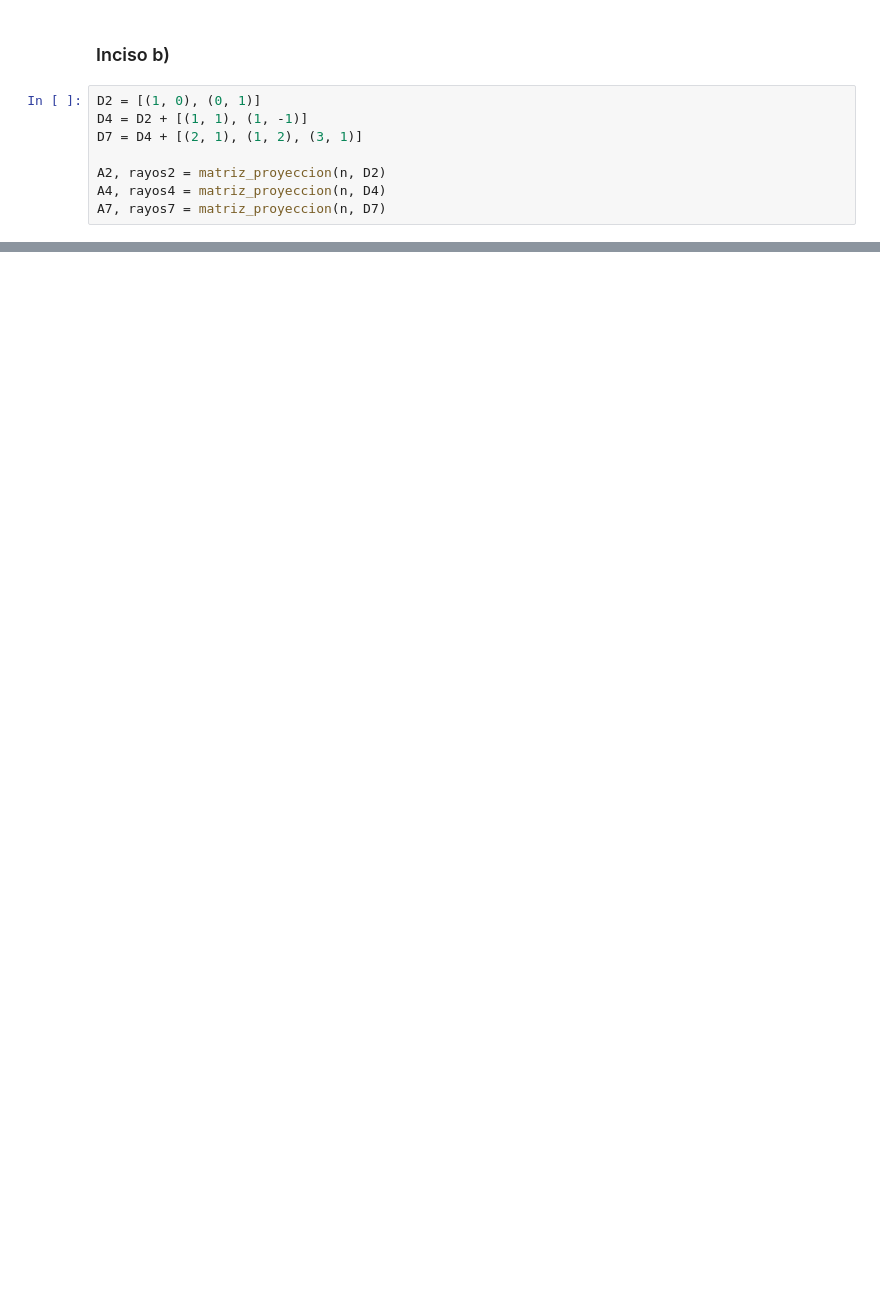
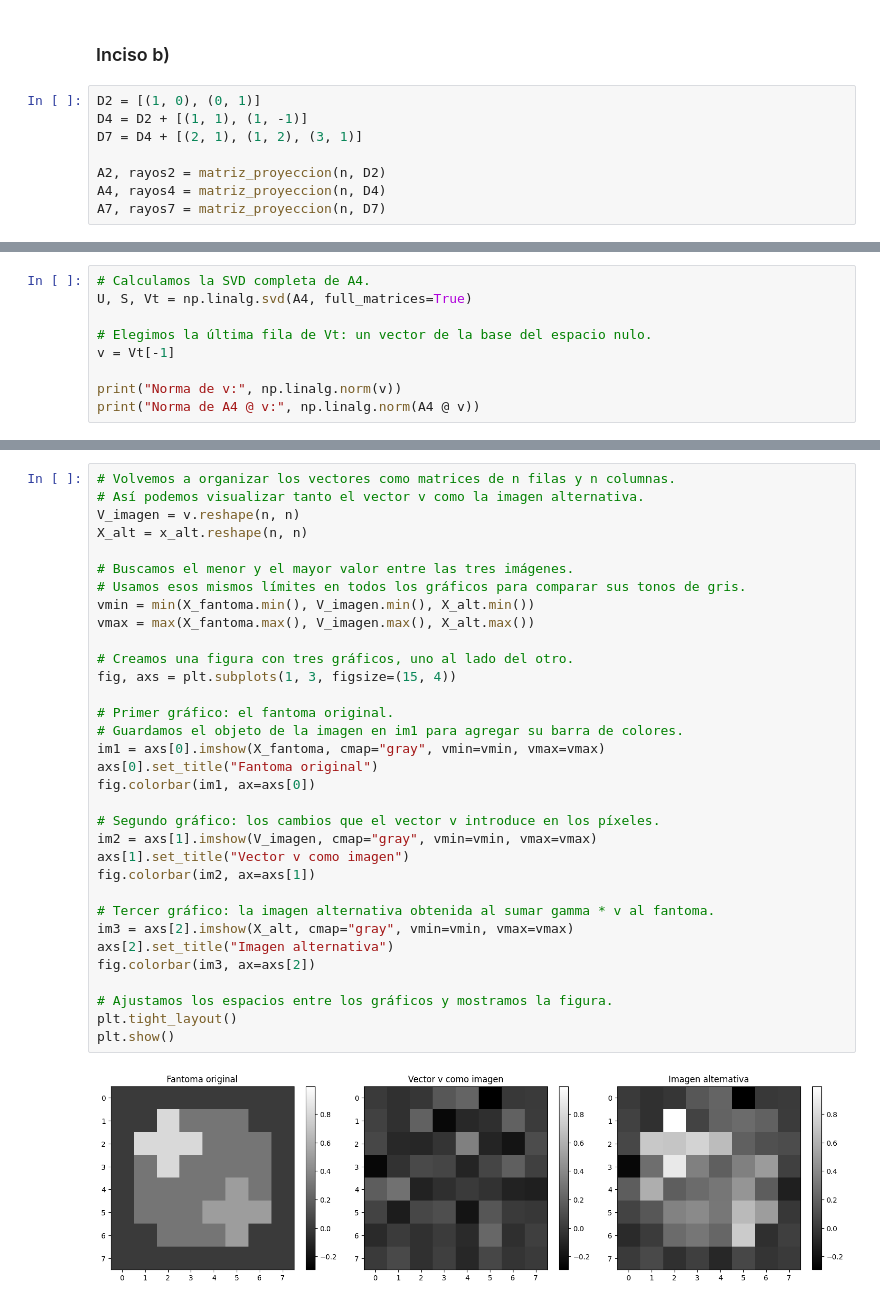
Before and after one commit to fededelcuadro/proyecto-tomografia-metodos, a Jupyter notebook: ejercicio_4.ipynb, the cells around one changed output, grey strips where cells are left out. Drawn from its saved outputs; the diff is of its cells as text; blank space fills up the shorter version.

```diff
--- a/ejercicio_4.ipynb
+++ b/ejercicio_4.ipynb
@@ -146,0 +153,9 @@ adicionales, no para imponer un modelo físico de atenuaciones no negativas.
+# %%
+# Calculamos la SVD completa de A4.
+U, S, Vt = np.linalg.svd(A4, full_matrices=True)
+
+# Elegimos la última fila de Vt: un vector de la base del espacio nulo.
+v = Vt[-1]
+
+print("Norma de v:", np.linalg.norm(v))
+print("Norma de A4 @ v:", np.linalg.norm(A4 @ v))
@@ -146,0 +195,35 @@ adicionales, no para imponer un modelo físico de atenuaciones no negativas.
+# %%
+# Volvemos a organizar los vectores como matrices de n filas y n columnas.
+# Así podemos visualizar tanto el vector v como la imagen alternativa.
+V_imagen = v.reshape(n, n)
+X_alt = x_alt.reshape(n, n)
+
+# Buscamos el menor y el mayor valor entre las tres imágenes.
+# Usamos esos mismos límites en todos los gráficos para comparar sus tonos de gris.
+vmin = min(X_fantoma.min(), V_imagen.min(), X_alt.min())
+vmax = max(X_fantoma.max(), V_imagen.max(), X_alt.max())
+
+# Creamos una figura con tres gráficos, uno al lado del otro.
+fig, axs = plt.subplots(1, 3, figsize=(15, 4))
+
+# Primer gráfico: el fantoma original.
+# Guardamos el objeto de la imagen en im1 para agregar su barra de colores.
+im1 = axs[0].imshow(X_fantoma, cmap="gray", vmin=vmin, vmax=vmax)
+axs[0].set_title("Fantoma original")
+fig.colorbar(im1, ax=axs[0])
+
+# Segundo gráfico: los cambios que el vector v introduce en los píxeles.
+im2 = axs[1].imshow(V_imagen, cmap="gray", vmin=vmin, vmax=vmax)
+axs[1].set_title("Vector v como imagen")
+fig.colorbar(im2, ax=axs[1])
+
+# Tercer gráfico: la imagen alternativa obtenida al sumar gamma * v al fantoma.
+im3 = axs[2].imshow(X_alt, cmap="gray", vmin=vmin, vmax=vmax)
+axs[2].set_title("Imagen alternativa")
+fig.colorbar(im3, ax=axs[2])
+
+# Ajustamos los espacios entre los gráficos y mostramos la figura.
+plt.tight_layout()
+plt.show()
+# %% [output]
+[figure, added]
```
Also changed, not shown: parts of 10 cells of this notebook.
